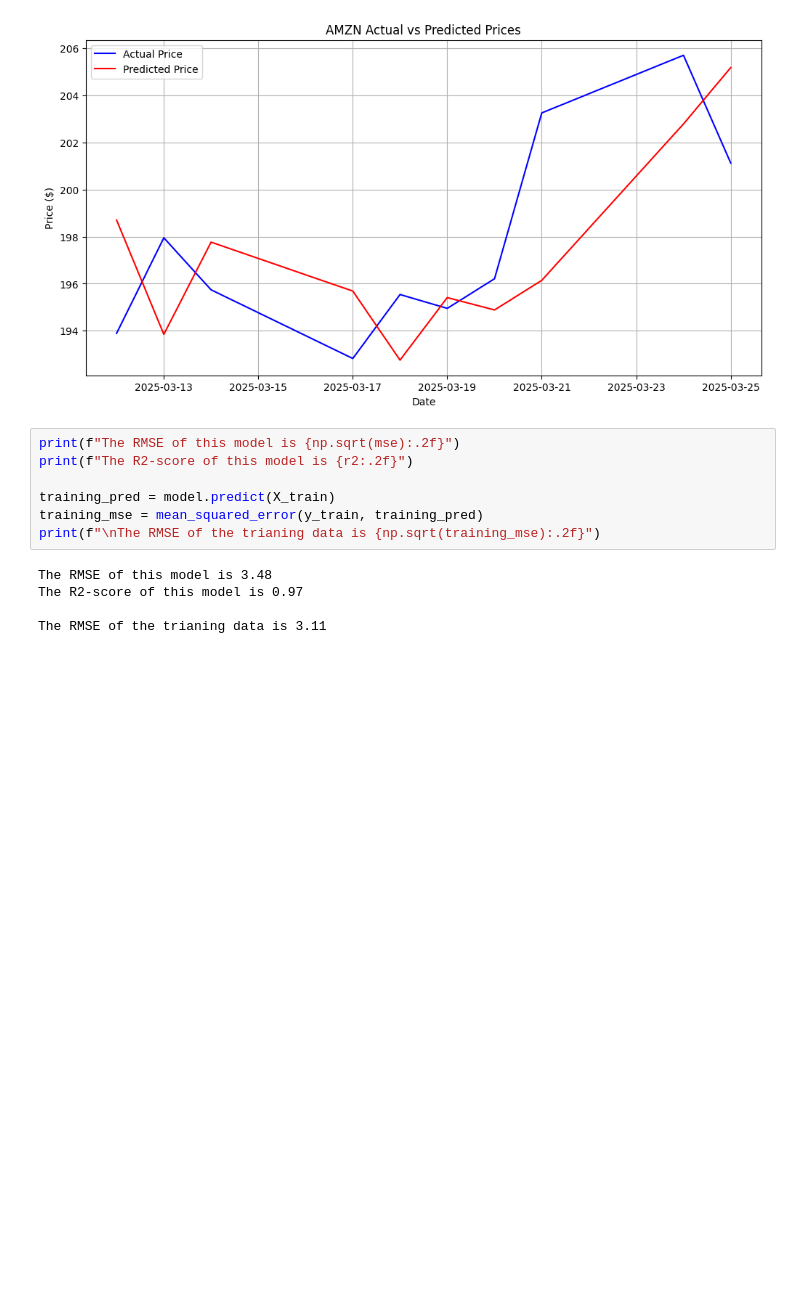
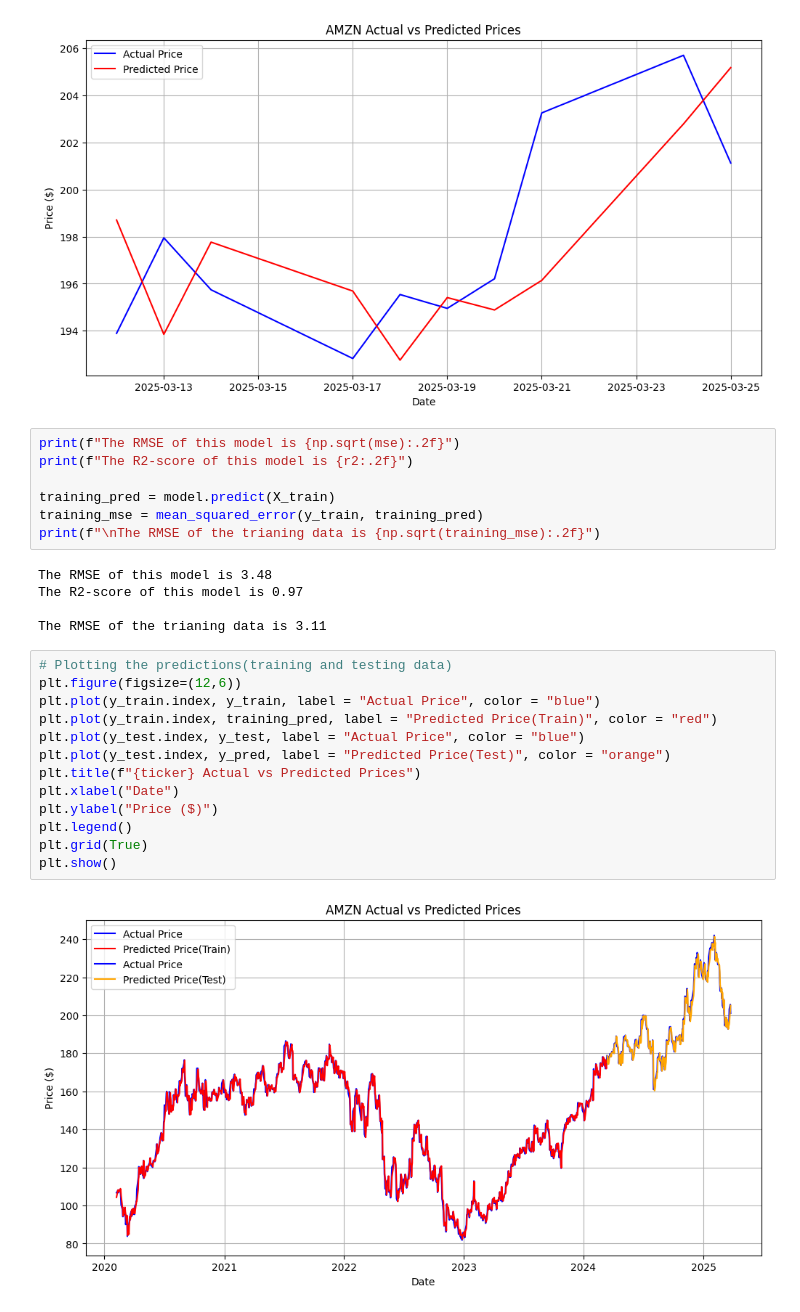
Before and after one commit to OAillon/Stock-Price-Prediction, a Jupyter notebook: jupyter_notebooks/LinearRegression.ipynb, the cells around one changed output. Drawn from its saved outputs; the diff is of its cells as text; blank space fills up the shorter version.

Commit message:
Plotted Training data for linear regression

```diff
--- a/jupyter_notebooks/LinearRegression.ipynb
+++ b/jupyter_notebooks/LinearRegression.ipynb
@@ -190,3 +190,18 @@ The RMSE of this model is 3.48
 The R2-score of this model is 0.97
 
 The RMSE of the trianing data is 3.11
+# %%
+# Plotting the predictions(training and testing data)
+plt.figure(figsize=(12,6))
+plt.plot(y_train.index, y_train, label = "Actual Price", color = "blue")
+plt.plot(y_train.index, training_pred, label = "Predicted Price(Train)", color = "red")
+plt.plot(y_test.index, y_test, label = "Actual Price", color = "blue")
+plt.plot(y_test.index, y_pred, label = "Predicted Price(Test)", color = "orange")
+plt.title(f"{ticker} Actual vs Predicted Prices")
+plt.xlabel("Date")
+plt.ylabel("Price ($)")
+plt.legend()
+plt.grid(True)
+plt.show()
+# %% [output]
+[figure, added]
```
Also changed, not shown: parts of 1 cell of this notebook.
